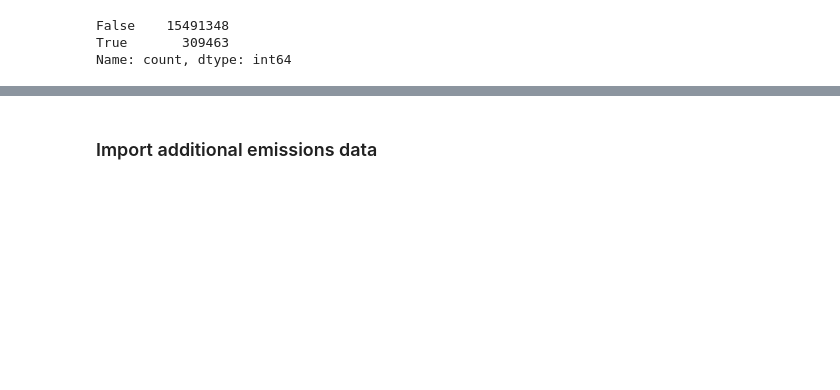
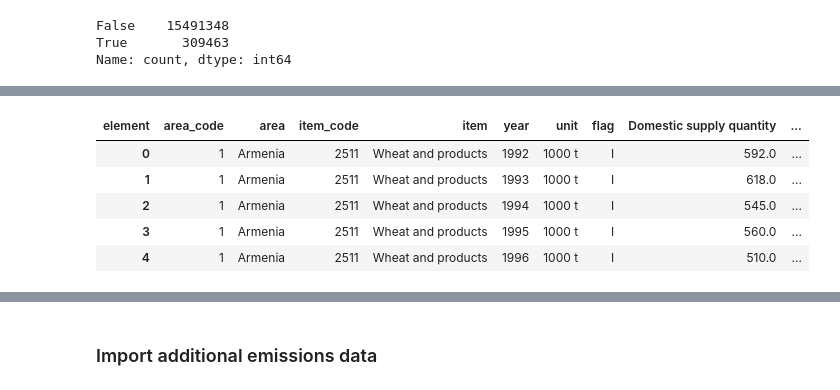
Before and after one commit to kostinam/neuefische-capstone, a Jupyter notebook: mk-data-import.ipynb, the cells around one changed output, grey strips where cells are left out. Drawn from its saved outputs; the diff is of its cells as text; code cells hidden in the pictures; blank space fills up the shorter version.

```diff
--- a/mk-data-import.ipynb
+++ b/mk-data-import.ipynb
@@ -395,0 +472,12 @@ engine = sf.get_engine()
+# %%
+food_balances_rest = food_balances_combined.pivot_table(index=['area_code', 'area', 'item_code', 'item', 'year', 'unit', 'flag'],
+                    columns='element', values='value', aggfunc='sum').reset_index()
+# %%
+food_balances_rest.head()
+# %% [output]
+| element | area_code | area | item_code | item | year | unit | flag | Domestic supply quantity | ... |
+| 0 | 1 | Armenia | 2511 | Wheat and products | 1992 | 1000 t | I | 592.0 | ... |
+| 1 | 1 | Armenia | 2511 | Wheat and products | 1993 | 1000 t | I | 618.0 | ... |
+| 2 | 1 | Armenia | 2511 | Wheat and products | 1994 | 1000 t | I | 545.0 | ... |
+| 3 | 1 | Armenia | 2511 | Wheat and products | 1995 | 1000 t | I | 560.0 | ... |
+| 4 | 1 | Armenia | 2511 | Wheat and products | 1996 | 1000 t | I | 510.0 | ... |
```
Also changed, not shown: parts of 38 cells of this notebook.
